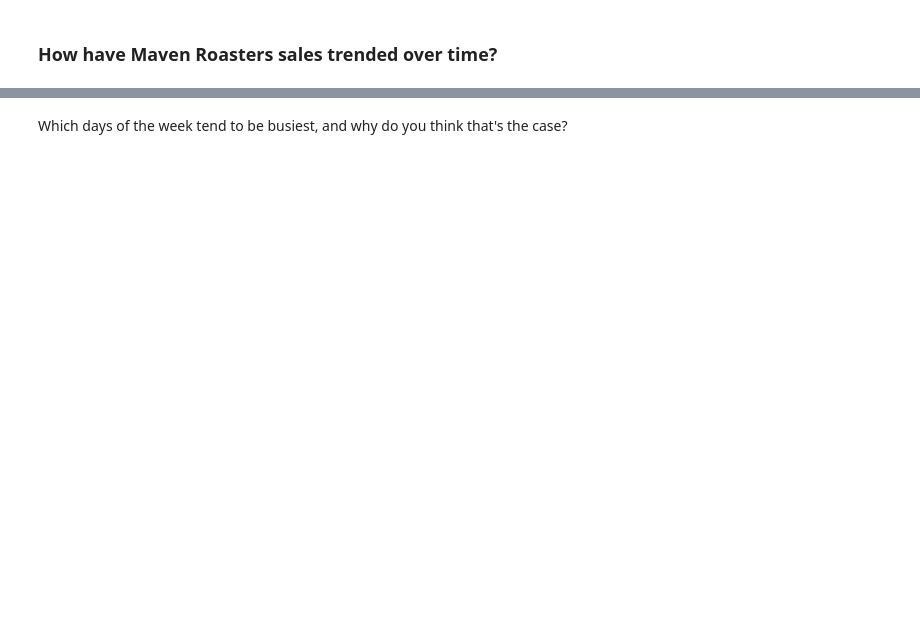
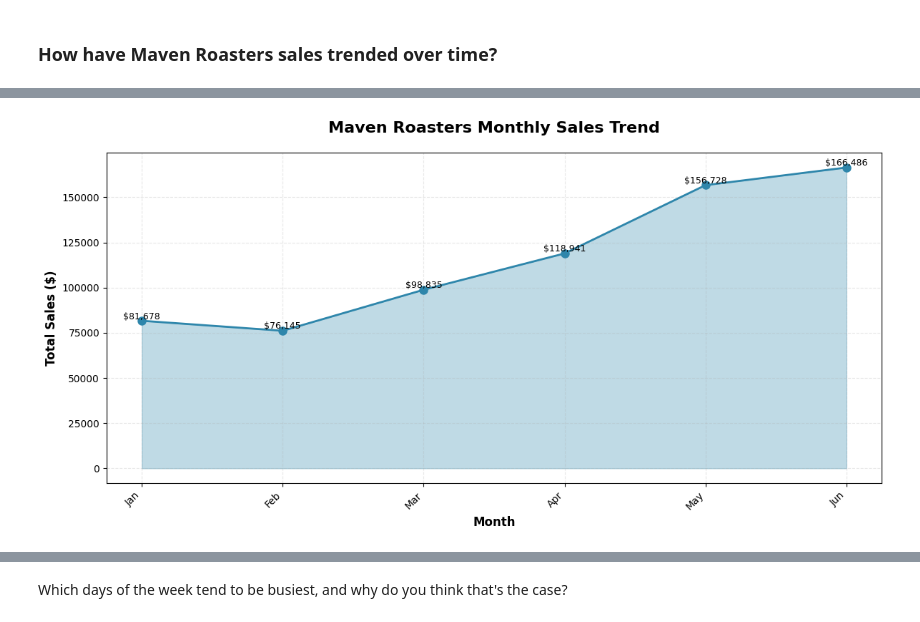
Before and after one commit to AREBU5/coffee_shop_analysis, a Jupyter notebook: Coffee Sales.ipynb, the cells around one changed output, grey strips where cells are left out. Drawn from its saved outputs; the diff is of its cells as text; code cells hidden in the pictures; blank space fills up the shorter version.

```diff
--- a/Coffee Sales.ipynb
+++ b/Coffee Sales.ipynb
@@ -46,34 +55,30 @@ Databricks visualization. Run in Databricks to view.
 # %%
 import matplotlib.pyplot as plt
 import pandas as pd
 
 # Convert to pandas for visualization
 df = _sqldf.toPandas()
 
 # Create figure
 plt.figure(figsize=(12, 6))
 plt.plot(df['transaction_date'], df['total_sales'], marker='o', linewidth=2, markersize=8, color='#2E86AB')
 plt.fill_between(range(len(df)), df['total_sales'], alpha=0.3, color='#2E86AB')
 
 # Formatting
 plt.title('Maven Roasters Monthly Sales Trend', fontsize=16, fontweight='bold', pad=20)
 plt.xlabel('Month', fontsize=12, fontweight='bold')
 plt.ylabel('Total Sales ($)', fontsize=12, fontweight='bold')
 plt.grid(True, alpha=0.3, linestyle='--')
 plt.xticks(rotation=45, ha='right')
 
 # Add value labels on points
 for i, (month, sales) in enumerate(zip(df['transaction_date'], df['total_sales'])):
     plt.text(i, sales + 1000, f'${sales:,.0f}', ha='center', fontsize=9)
 
 plt.tight_layout()
 plt.show()
-
-# Show percentage changes
-print("\nMonth-over-Month Growth:")
-for idx, row in df.iterrows():
-    if pd.notna(row['PCT_Change']):
-        print(f"{row['transaction_date']}: {row['PCT_Change']:.2f}%")
+# %% [output]
+[figure, added]
 # %%
 import matplotlib.pyplot as plt
 import pandas as pd
```
Also changed, not shown: parts of 18 cells of this notebook.
